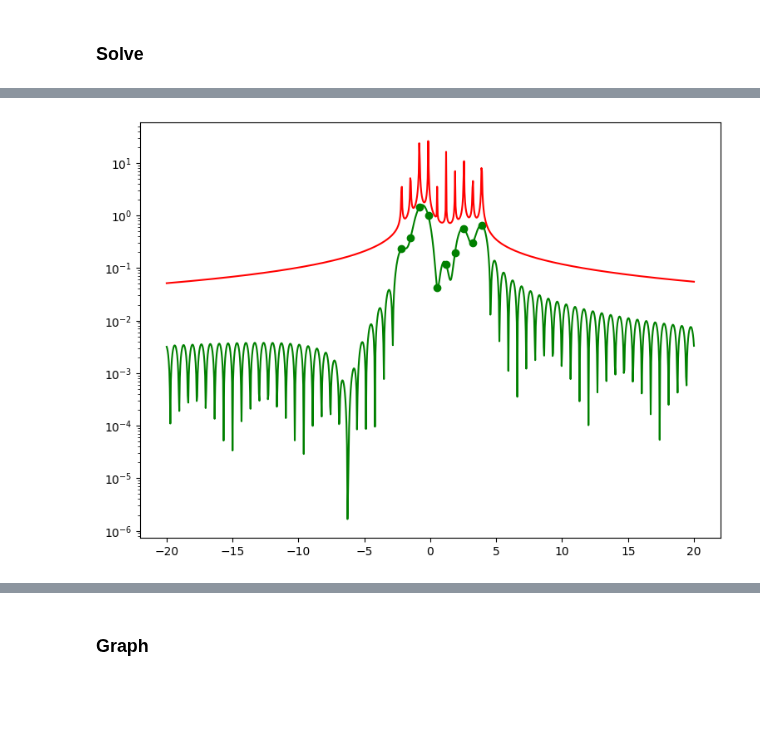
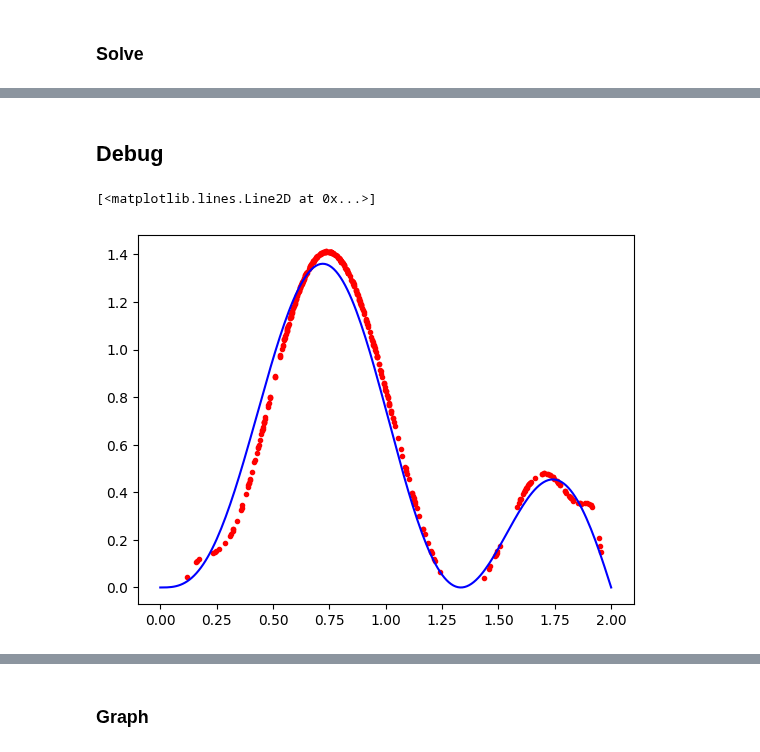
Before and after one commit to DesignToolInvestor/ManetSim, a Jupyter notebook: CdfFit/Note Books/dist_b_mle_over_fit.ipynb, the cells around one changed output, grey strips where cells are left out. Drawn from its saved outputs; the diff is of its cells as text; code cells hidden in the pictures; blank space fills up the shorter version.

```diff
--- a/CdfFit/Note Books/dist_b_mle_over_fit.ipynb
+++ b/CdfFit/Note Books/dist_b_mle_over_fit.ipynb
@@ -113,20 +94,2 @@ Env(-10, pdfApprox)
-# %%
-plot.figure(figsize=(9, 6.5))
-
-nPlot = 1_001
-zGrid = Grid1(-20,20, nPlot)
-approx = pdfApprox.InterpZ1(zGrid)
-approx = tuple(abs(v) for v in approx)
-
-plot.semilogy(zGrid, approx, c='green')
-
-sincZ = pdfApprox.sincZ
-absSincV = tuple(abs(v) for v in pdfApprox.sincV)
-plot.semilogy(sincZ,absSincV, 'o', c='green')
-
-env = tuple(Env(z,pdfApprox) for z in zGrid)
-plot.semilogy(zGrid,env, c='red')
-
-envLeft = pdfApprox.sincV[0]
-# %% [output]
-[figure, removed]
+# %% [markdown]
+## Debug
@@ -132,0 +98,14 @@ envLeft = pdfApprox.sincV[0]
+# %%
+approx10 = MlePdf.Sinc(sampX, map_, 10)
+# %%
+pdfEst10 = approx10.InterpX1(sampX)
+err10 = tuple(e - t for (e,t) in zip(pdfEst10, pdfTrue))
+# %%
+plot.plot(sampX, pdfEst10, '.', c='red')
+
+xGrid = Grid1(0,2, nPlot)
+pdfGrid = tuple(dist.Pdf(x) for x in xGrid)
+plot.plot(xGrid, pdfGrid, c='blue')
+# %% [output]
+[<matplotlib.lines.Line2D at 0x...>]
+[figure, added]
```
Also changed, not shown: parts of 39 cells of this notebook, 5 other files.
